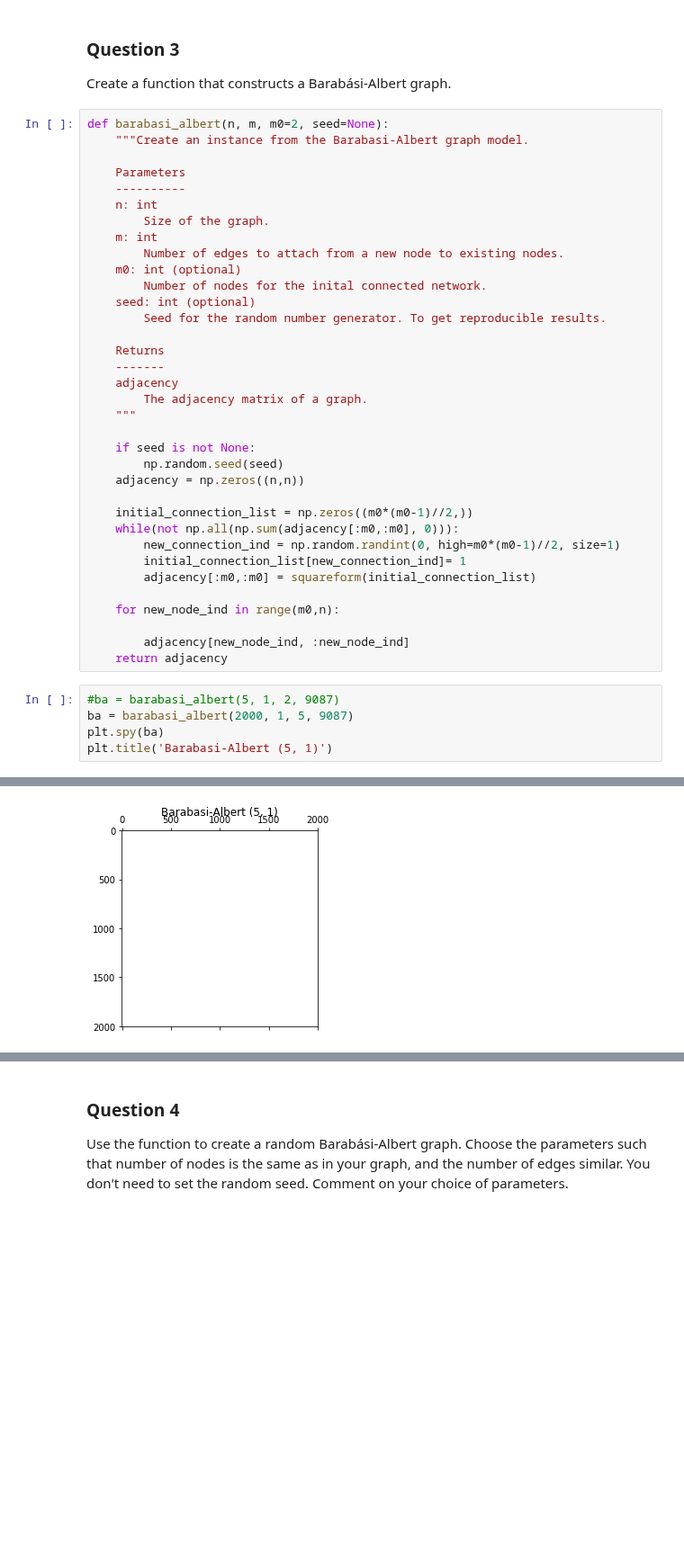
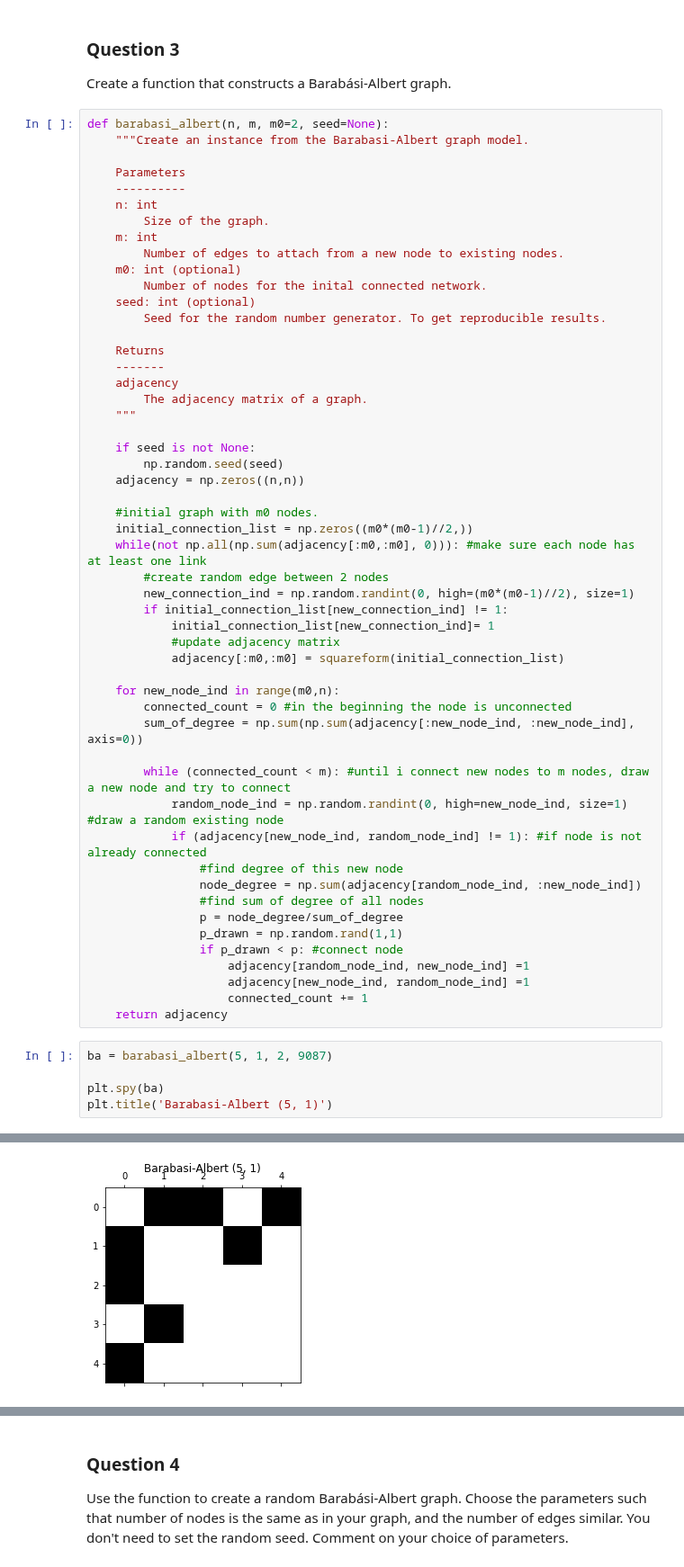
Before and after one commit to senakicir/ntds_project, a Jupyter notebook: 2_network_models.ipynb, the cells around one changed output, grey strips where cells are left out. Shown at 90% size. Cells and saved outputs as stored; diff of their text form; blank space fills up the shorter version.

```diff
--- a/2_network_models.ipynb
+++ b/2_network_models.ipynb
@@ -132,19 +143,36 @@ def barabasi_albert(n, m, m0=2, seed=None):
         np.random.seed(seed)
     adjacency = np.zeros((n,n))
 
+    #initial graph with m0 nodes.
     initial_connection_list = np.zeros((m0*(m0-1)//2,))
-    while(not np.all(np.sum(adjacency[:m0,:m0], 0))):
-        new_connection_ind = np.random.randint(0, high=m0*(m0-1)//2, size=1)
-        initial_connection_list[new_connection_ind]= 1
-        adjacency[:m0,:m0] = squareform(initial_connection_list)
+    while(not np.all(np.sum(adjacency[:m0,:m0], 0))): #make sure each node has at least one link
+        #create random edge between 2 nodes
+        new_connection_ind = np.random.randint(0, high=(m0*(m0-1)//2), size=1)
+        if initial_connection_list[new_connection_ind] != 1:
+            initial_connection_list[new_connection_ind]= 1
+            #update adjacency matrix
+            adjacency[:m0,:m0] = squareform(initial_connection_list)
 
     for new_node_ind in range(m0,n):
+        connected_count = 0 #in the beginning the node is unconnected
+        sum_of_degree = np.sum(np.sum(adjacency[:new_node_ind, :new_node_ind], axis=0))
 
-        adjacency[new_node_ind, :new_node_ind]
+        while (connected_count < m): #until i connect new nodes to m nodes, draw a new node and try to connect
+            random_node_ind = np.random.randint(0, high=new_node_ind, size=1) #draw a random existing node
+            if (adjacency[new_node_ind, random_node_ind] != 1): #if node is not already connected
+                #find degree of this new node
+                node_degree = np.sum(adjacency[random_node_ind, :new_node_ind])
+                #find sum of degree of all nodes
+                p = node_degree/sum_of_degree
+                p_drawn = np.random.rand(1,1)
+                if p_drawn < p: #connect node
+                    adjacency[random_node_ind, new_node_ind] =1
+                    adjacency[new_node_ind, random_node_ind] =1
+                    connected_count += 1
     return adjacency
 # %%
-#ba = barabasi_albert(5, 1, 2, 9087)
-ba = barabasi_albert(2000, 1, 5, 9087)
+ba = barabasi_albert(5, 1, 2, 9087)
+
 plt.spy(ba)
 plt.title('Barabasi-Albert (5, 1)')
 # %% [output]
@@ -169,4 +180,4 @@ Text(0.5, 1.05, 'Barabasi-Albert (5, 1)')
-[figure, old version]
+[figure, new version]
 # %%
 ba = barabasi_albert(10, 2, 3, 8708)
 plt.spy(ba)
```
Also changed, not shown: parts of 13 cells of this notebook.
